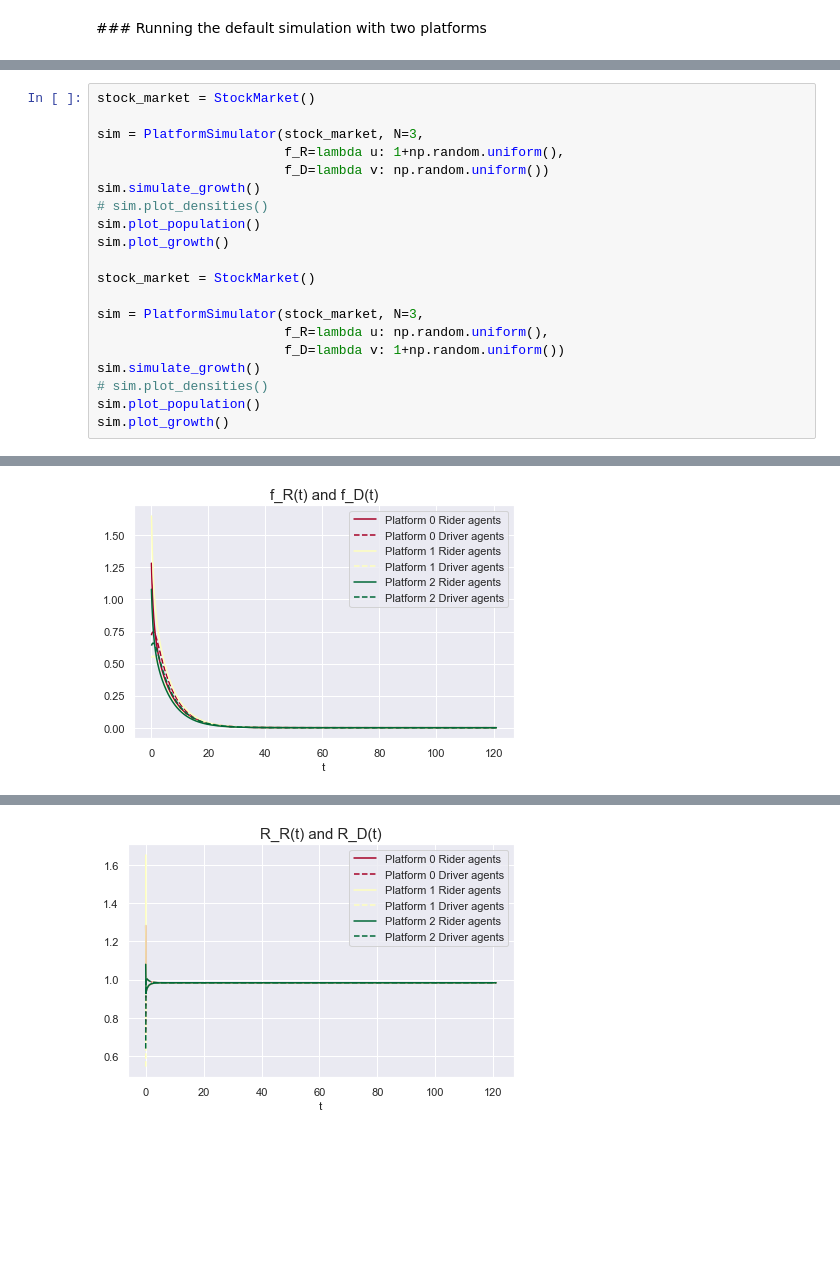
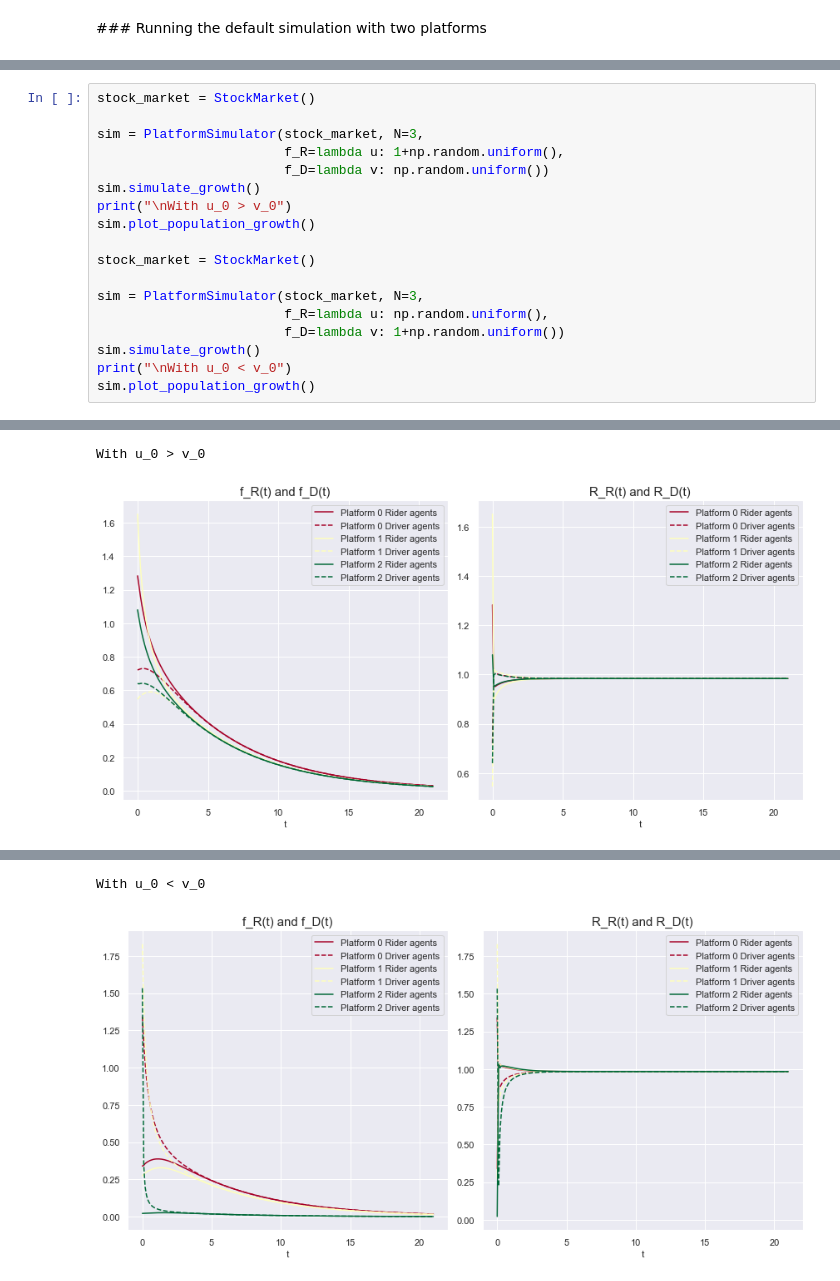
Before and after one commit to remuzel/Waiting-Time-Network-Effects, a Jupyter notebook: notebooks/Population Model of RHP Competition.ipynb, the cells around one changed output, grey strips where cells are left out. Saved outputs shown, nothing was run; the diff lists cells and outputs as text; blank space fills up the shorter version.

```diff
--- a/notebooks/Population Model of RHP Competition.ipynb
+++ b/notebooks/Population Model of RHP Competition.ipynb
@@ -432,23 +419,22 @@ sim.plot_growth()
 # %%
 stock_market = StockMarket()
 
 sim = PlatformSimulator(stock_market, N=3,
                         f_R=lambda u: 1+np.random.uniform(),
                         f_D=lambda v: np.random.uniform())
 sim.simulate_growth()
-# sim.plot_densities()
-sim.plot_population()
-sim.plot_growth()
+print("\nWith u_0 > v_0")
+sim.plot_population_growth()
 
 stock_market = StockMarket()
 
 sim = PlatformSimulator(stock_market, N=3,
                         f_R=lambda u: np.random.uniform(),
                         f_D=lambda v: 1+np.random.uniform())
 sim.simulate_growth()
-# sim.plot_densities()
-sim.plot_population()
-sim.plot_growth()
+print("\nWith u_0 < v_0")
+sim.plot_population_growth()
 # %% [output]
 [interactive output not drawn]
+With u_0 > v_0
-[figure, old version]
+[figure, new version]
@@ -455 +442,2 @@ sim.plot_growth()
+With u_0 < v_0
-[figure, old version]
+[figure, new version]
```
Also changed, not shown: parts of 5 cells of this notebook.
